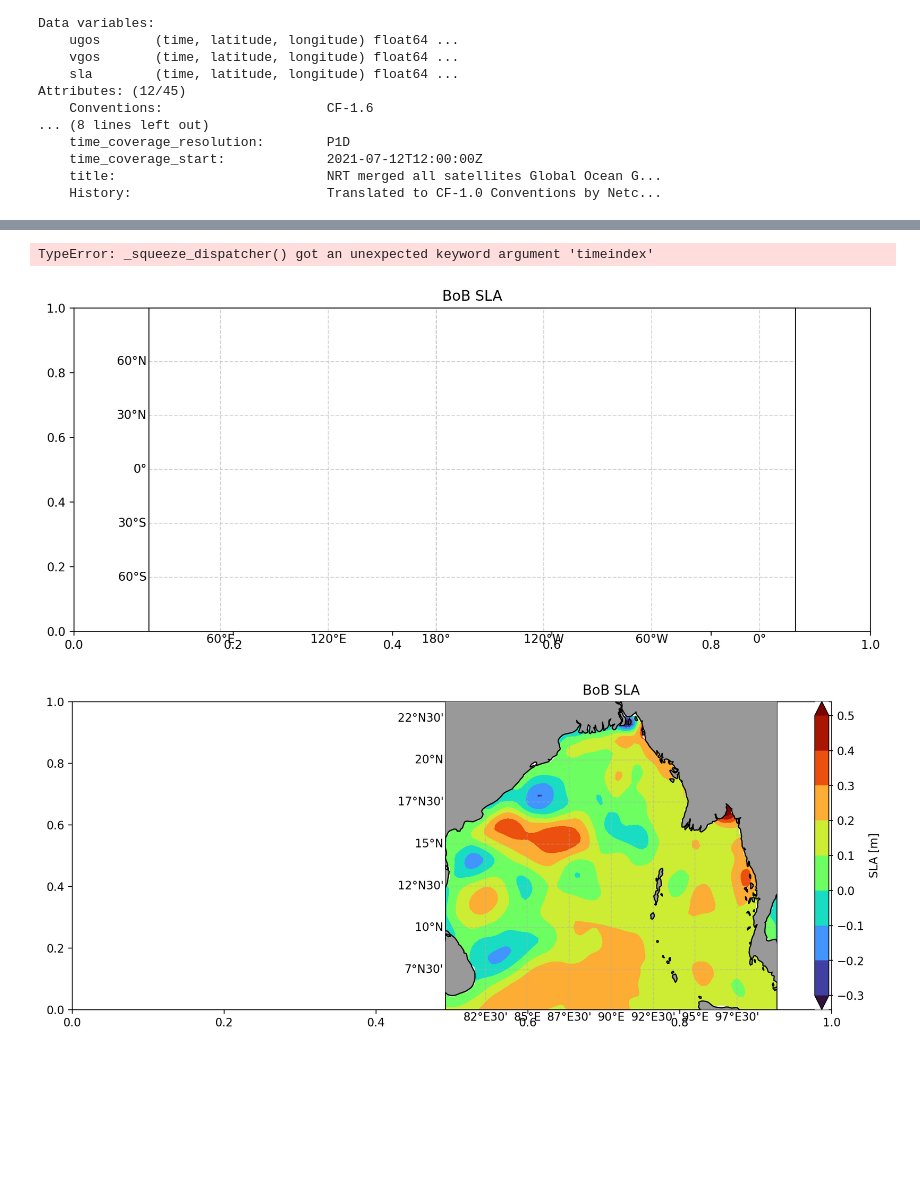
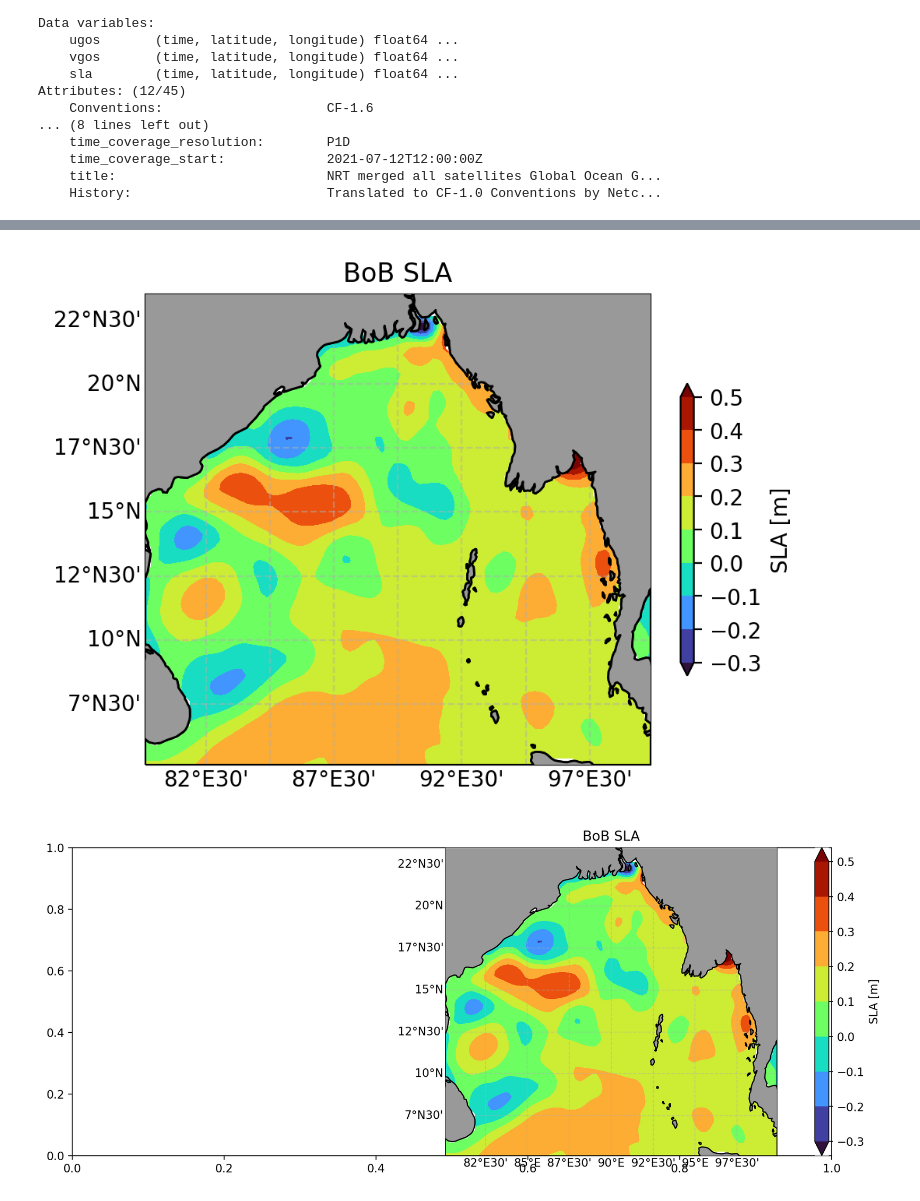
Before and after one commit to jtomfarrar/satellite_python_2022, a Jupyter notebook: notebooks/Fisrt_data-Copy1.ipynb, the cells around one changed output, grey strips where cells are left out. Cells and saved outputs as stored; diff of their text form; code cells hidden in the pictures; blank space fills up the shorter version.

```diff
--- a/notebooks/Fisrt_data-Copy1.ipynb
+++ b/notebooks/Fisrt_data-Copy1.ipynb
@@ -60,33 +80,31 @@ timeindex = 0
 sla = ds.sla
 # %%
-fig = plt.figure(figsize=(12,5))
-ax = fig.add_subplot()
+fig = plt.figure()
 ax = plt.axes(projection = ccrs.PlateCarree(central_longitude=200))  # Orthographic
 ax.set_title('BoB SLA')
 #set the size of the axis
 #extent = [xmin, xmax, ymin, ymax]
 #ax.set_title('Sea level anomaly (DUACS)')
 
 plt.set_cmap(cmap=plt.get_cmap('nipy_spectral'))
 plt.set_cmap(cmap=plt.get_cmap('turbo'))
 gl = ax.gridlines(draw_labels=True, dms=True, x_inline=False, y_inline=False, alpha=0.5, linestyle='--')
 gl.top_labels = False
 gl.ylabels_right = False
 
 levels = 10
-cs = ax.contourf(ds.longitude,ds.latitude,np.squeeze(timeindex = '0'), levels, extend='both', transform=ccrs.PlateCarree())
+cs = ax.contourf(ds.longitude,ds.latitude,np.squeeze(sla), levels, extend='both', transform=ccrs.PlateCarree())
 # cb = plt.colorbar(cs,ax=ax,shrink=.8,pad=.05)
 cb = plt.colorbar(cs,fraction = 0.022, extend='both')
 cb.set_label('SLA [m]',fontsize = 10)
 ax.coastlines()
 ax.add_feature(cartopy.feature.LAND, zorder=3, facecolor=[.6,.6,.6], edgecolor='black')
 
 if savefig:
 
     plt.savefig(__figdir__+'_SLA'+plotfiletype,**savefig_args)
 # %% [output]
-TypeError: _squeeze_dispatcher() got an unexpected keyword argument 'timeindex'
-[figure, old version]
+[figure, new version]
 # %%
 timeindex = 1
 # %%
```
Also changed, not shown: parts of 5 cells of this notebook, 5 other files.
